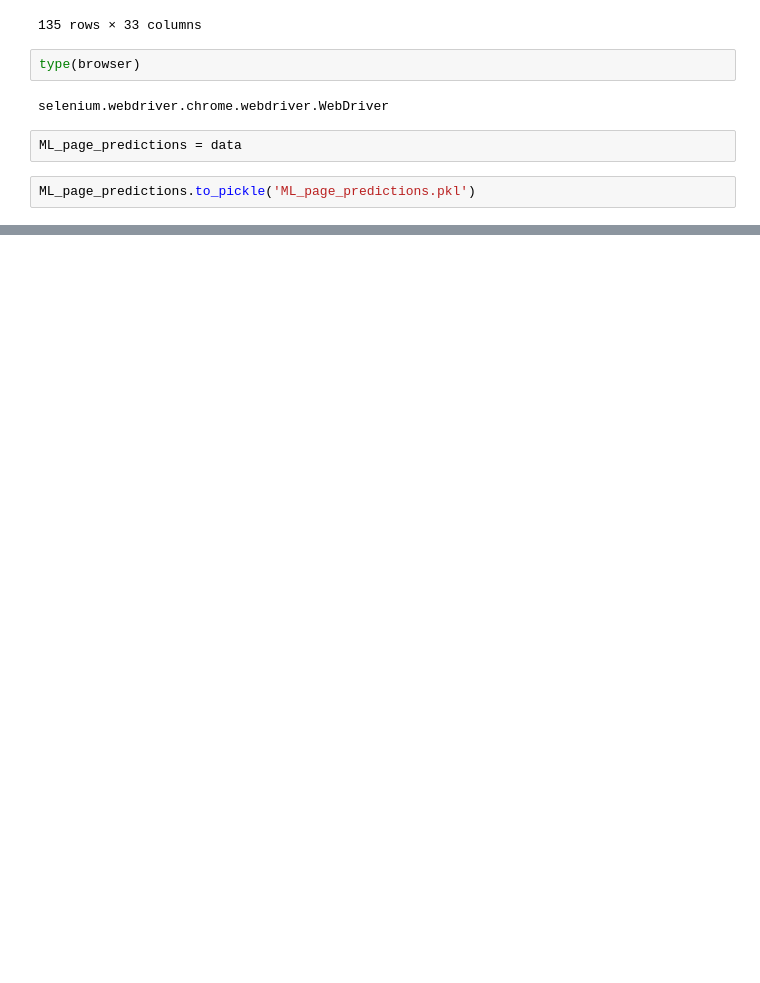
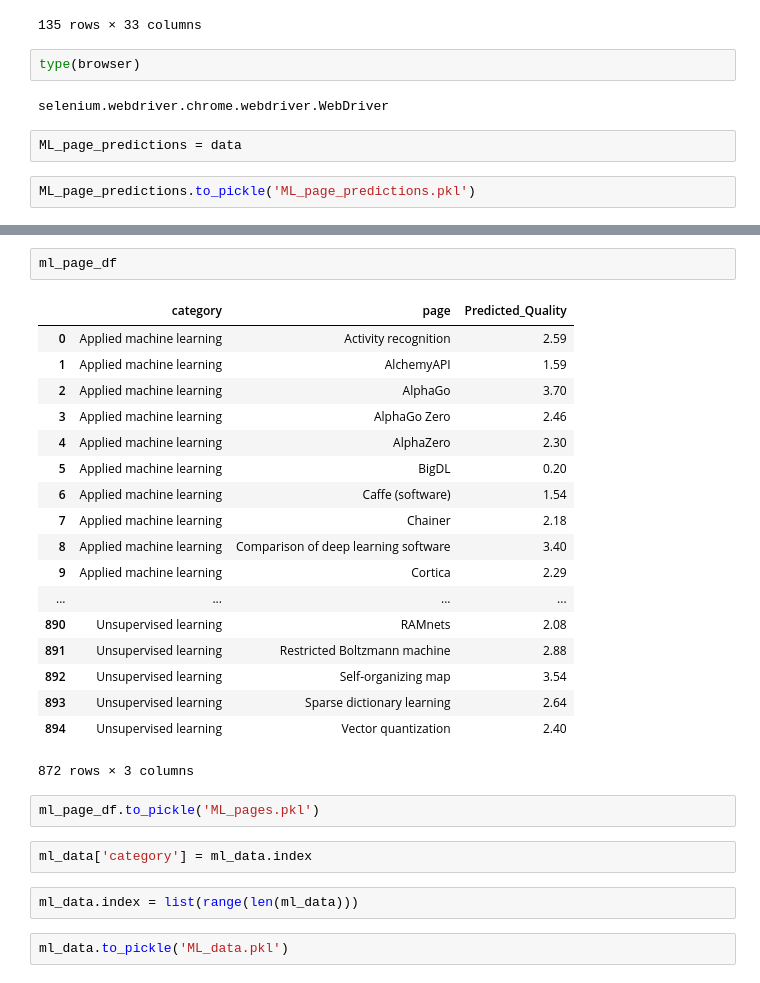
Before and after one commit to Beige-Coffee/Wikipedia-Knowledge-Graph, a Jupyter notebook: EDA/Wiki_scraper.ipynb, the cells around one changed output, grey strips where cells are left out. Drawn from its saved outputs; the diff is of its cells as text; blank space fills up the shorter version.

```diff
--- a/EDA/Wiki_scraper.ipynb
+++ b/EDA/Wiki_scraper.ipynb
@@ -354,0 +478,29 @@ data
+# %%
+ml_page_df
+# %% [output]
+|  | category | page | Predicted_Quality |
+| 0 | Applied machine learning | Activity recognition | 2.59 |
+| 1 | Applied machine learning | AlchemyAPI | 1.59 |
+| 2 | Applied machine learning | AlphaGo | 3.70 |
+| 3 | Applied machine learning | AlphaGo Zero | 2.46 |
+| 4 | Applied machine learning | AlphaZero | 2.30 |
+| 5 | Applied machine learning | BigDL | 0.20 |
+| 6 | Applied machine learning | Caffe (software) | 1.54 |
+| 7 | Applied machine learning | Chainer | 2.18 |
+| 8 | Applied machine learning | Comparison of deep learning software | 3.40 |
+| 9 | Applied machine learning | Cortica | 2.29 |
+| ... | ... | ... | ... |
+| 890 | Unsupervised learning | RAMnets | 2.08 |
+| 891 | Unsupervised learning | Restricted Boltzmann machine | 2.88 |
+| 892 | Unsupervised learning | Self-organizing map | 3.54 |
+| 893 | Unsupervised learning | Sparse dictionary learning | 2.64 |
+| 894 | Unsupervised learning | Vector quantization | 2.40 |
+872 rows × 3 columns
+# %%
+ml_page_df.to_pickle('ML_pages.pkl')
+# %%
+ml_data['category'] = ml_data.index
+# %%
+ml_data.index = list(range(len(ml_data)))
+# %%
+ml_data.to_pickle('ML_data.pkl')
```
Also changed, not shown: parts of 13 cells of this notebook, 2 other files.
